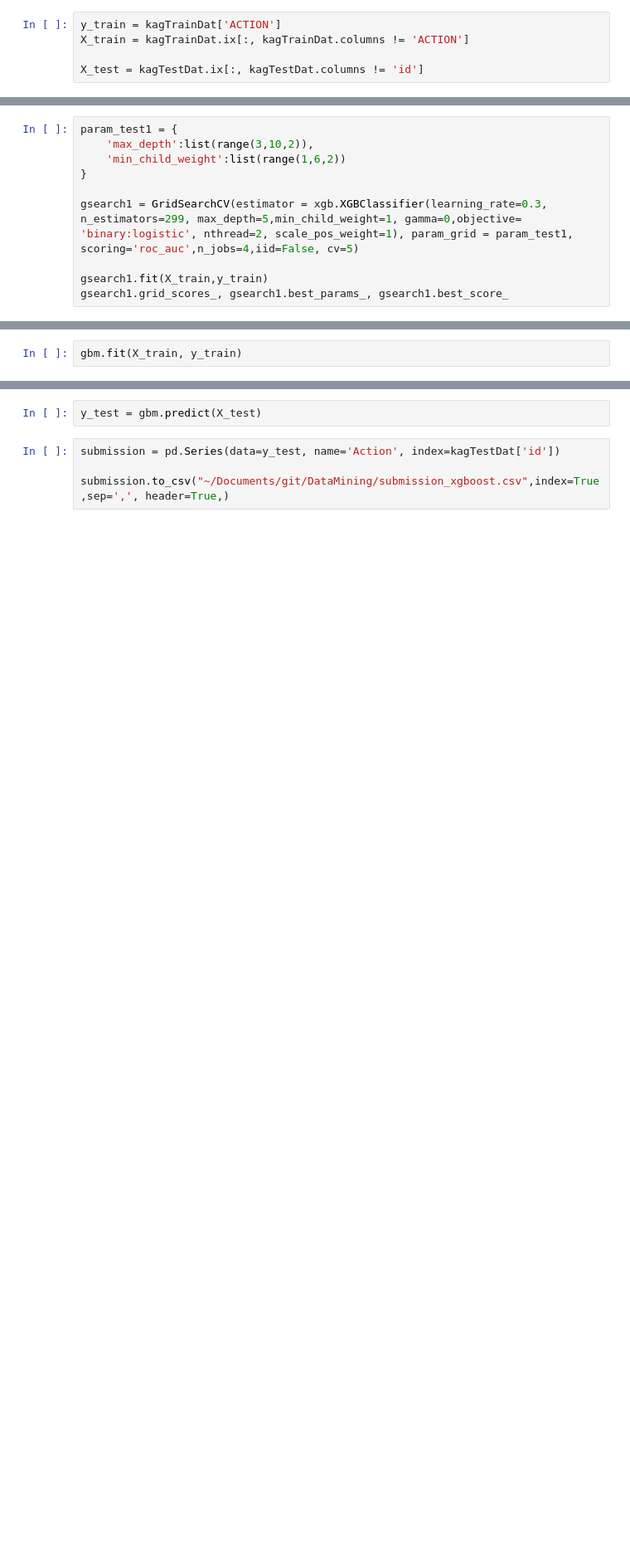
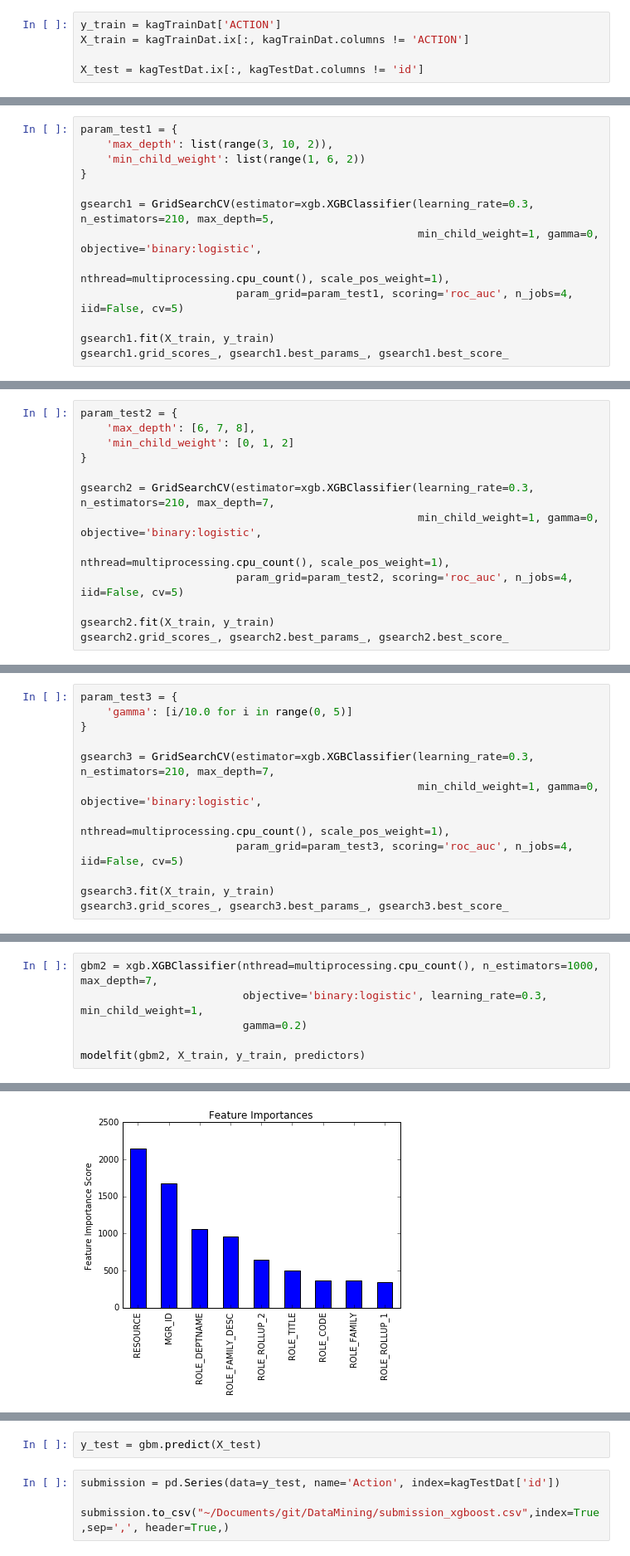
Before and after one commit to grw300/DataMining, a Jupyter notebook: XGBoost on Amazon Employee Access Challenge.ipynb, the cells around one changed output, grey strips where cells are left out. Shown at 83% size. Saved outputs shown, nothing was run; the diff lists cells and outputs as text; blank space fills up the shorter version.

```diff
--- a/XGBoost on Amazon Employee Access Challenge.ipynb
+++ b/XGBoost on Amazon Employee Access Challenge.ipynb
@@ -79,11 +83,14 @@ Stopping. Best iteration:
 # %%
 param_test1 = {
-    'max_depth':list(range(3,10,2)),
-    'min_child_weight':list(range(1,6,2))
+    'max_depth': list(range(3, 10, 2)),
+    'min_child_weight': list(range(1, 6, 2))
 }
 
-gsearch1 = GridSearchCV(estimator = xgb.XGBClassifier(learning_rate=0.3, n_estimators=299, max_depth=5,min_child_weight=1, gamma=0,objective= 'binary:logistic', nthread=2, scale_pos_weight=1), param_grid = param_test1, scoring='roc_auc',n_jobs=4,iid=False, cv=5)
+gsearch1 = GridSearchCV(estimator=xgb.XGBClassifier(learning_rate=0.3, n_estimators=210, max_depth=5,
+                                                    min_child_weight=1, gamma=0, objective='binary:logistic',
+                                                    nthread=multiprocessing.cpu_count(), scale_pos_weight=1),
+                        param_grid=param_test1, scoring='roc_auc', n_jobs=4, iid=False, cv=5)
 
-gsearch1.fit(X_train,y_train)
+gsearch1.fit(X_train, y_train)
 gsearch1.grid_scores_, gsearch1.best_params_, gsearch1.best_score_
 # %% [output]
@@ -91,2 +111,13 @@ KeyboardInterrupt:
-# %%
-gbm.fit(X_train, y_train)
+# %%
+param_test2 = {
+    'max_depth': [6, 7, 8],
+    'min_child_weight': [0, 1, 2]
+}
+
+gsearch2 = GridSearchCV(estimator=xgb.XGBClassifier(learning_rate=0.3, n_estimators=210, max_depth=7,
+                                                    min_child_weight=1, gamma=0, objective='binary:logistic',
+                                                    nthread=multiprocessing.cpu_count(), scale_pos_weight=1),
+                        param_grid=param_test2, scoring='roc_auc', n_jobs=4, iid=False, cv=5)
+
+gsearch2.fit(X_train, y_train)
+gsearch2.grid_scores_, gsearch2.best_params_, gsearch2.best_score_
@@ -92,0 +136,12 @@ gbm.fit(X_train, y_train)
+# %%
+param_test3 = {
+    'gamma': [i/10.0 for i in range(0, 5)]
+}
+
+gsearch3 = GridSearchCV(estimator=xgb.XGBClassifier(learning_rate=0.3, n_estimators=210, max_depth=7,
+                                                    min_child_weight=1, gamma=0, objective='binary:logistic',
+                                                    nthread=multiprocessing.cpu_count(), scale_pos_weight=1),
+                        param_grid=param_test3, scoring='roc_auc', n_jobs=4, iid=False, cv=5)
+
+gsearch3.fit(X_train, y_train)
+gsearch3.grid_scores_, gsearch3.best_params_, gsearch3.best_score_
@@ -92,0 +156,7 @@ gbm.fit(X_train, y_train)
+# %%
+gbm2 = xgb.XGBClassifier(nthread=multiprocessing.cpu_count(), n_estimators=1000,  max_depth=7,
+                         objective='binary:logistic', learning_rate=0.3, min_child_weight=1,
+                         gamma=0.2)
+
+modelfit(gbm2, X_train, y_train, predictors)
+# %% [output]
@@ -92,0 +170 @@ gbm.fit(X_train, y_train)
+[figure, added]
```
Also changed, not shown: parts of 12 cells of this notebook, 1 other file.
